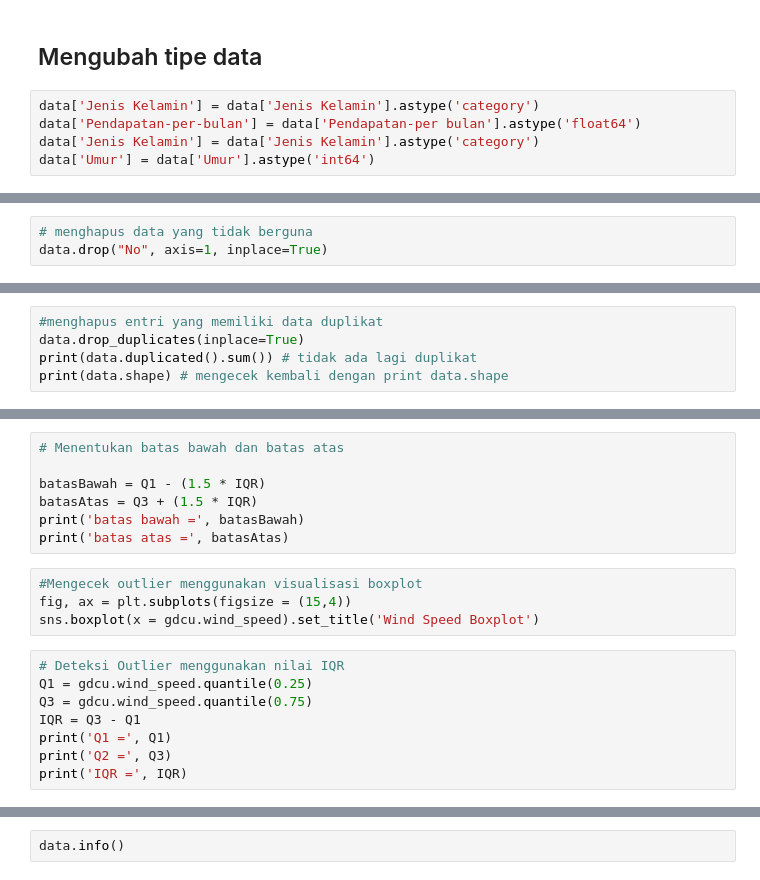
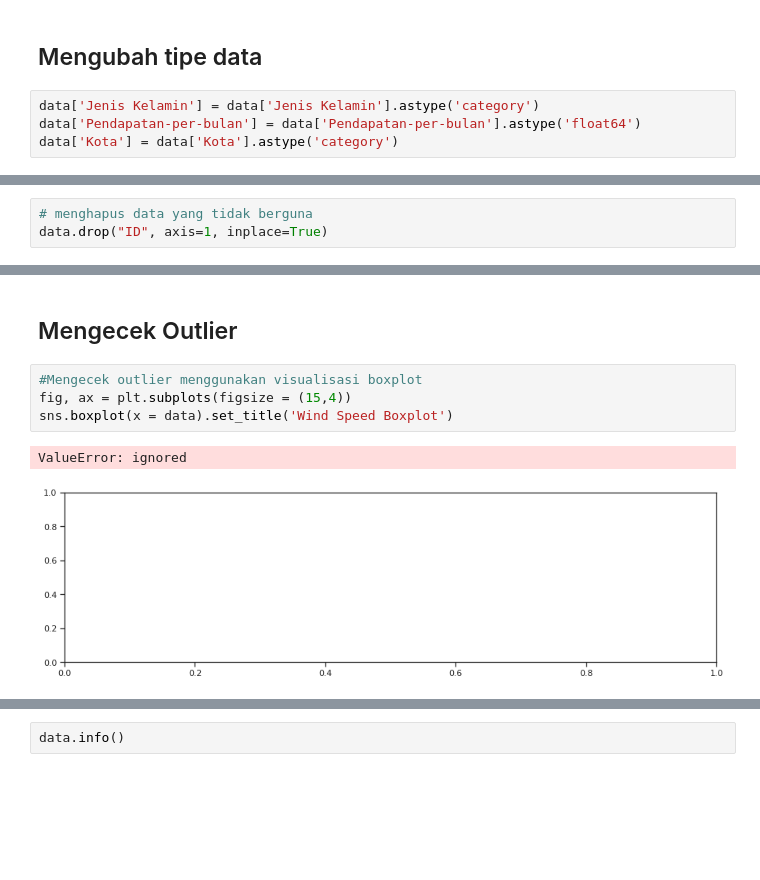
Before and after one commit to Nanasz/Kelompok7-DataMining2, a Jupyter notebook: Kelompok_7.ipynb, the cells around one changed output, grey strips where cells are left out. Saved outputs shown, nothing was run; the diff lists cells and outputs as text; blank space fills up the shorter version.

```diff
--- a/Kelompok_7.ipynb
+++ b/Kelompok_7.ipynb
@@ -158,6 +158,5 @@ dtype: object
 ## Mengubah tipe data
 # %%
 data['Jenis Kelamin'] = data['Jenis Kelamin'].astype('category')
-data['Pendapatan-per-bulan'] = data['Pendapatan-per bulan'].astype('float64')
-data['Jenis Kelamin'] = data['Jenis Kelamin'].astype('category')
-data['Umur'] = data['Umur'].astype('int64')
+data['Pendapatan-per-bulan'] = data['Pendapatan-per-bulan'].astype('float64')
+data['Kota'] = data['Kota'].astype('category')
@@ -166,3 +184,3 @@ KeyError: ignored
 # %%
 # menghapus data yang tidak berguna
-data.drop("No", axis=1, inplace=True)
+data.drop("ID", axis=1, inplace=True)
@@ -176,5 +215,0 @@ data.duplicated().sum()
-# %%
-#menghapus entri yang memiliki data duplikat
-data.drop_duplicates(inplace=True)
-print(data.duplicated().sum()) # tidak ada lagi duplikat
-print(data.shape) # mengecek kembali dengan print data.shape
@@ -223,19 +216,9 @@ print('IQR =', IQR)
-# %%
-# Menentukan batas bawah dan batas atas
-
-batasBawah = Q1 - (1.5 * IQR)
-batasAtas = Q3 + (1.5 * IQR)
-print('batas bawah =', batasBawah)
-print('batas atas =', batasAtas)
+# %% [markdown]
+## Mengecek Outlier
 # %%
 #Mengecek outlier menggunakan visualisasi boxplot
 fig, ax = plt.subplots(figsize = (15,4))
-sns.boxplot(x = gdcu.wind_speed).set_title('Wind Speed Boxplot')
+sns.boxplot(x = data).set_title('Wind Speed Boxplot')
+# %% [output]
+ValueError: ignored
+[figure, added]
-# %%
-# Deteksi Outlier menggunakan nilai IQR
-Q1 = gdcu.wind_speed.quantile(0.25)
-Q3 = gdcu.wind_speed.quantile(0.75)
-IQR = Q3 - Q1
-print('Q1 =', Q1)
-print('Q2 =', Q3)
-print('IQR =', IQR)
```
Also changed, not shown: parts of 41 cells of this notebook.
